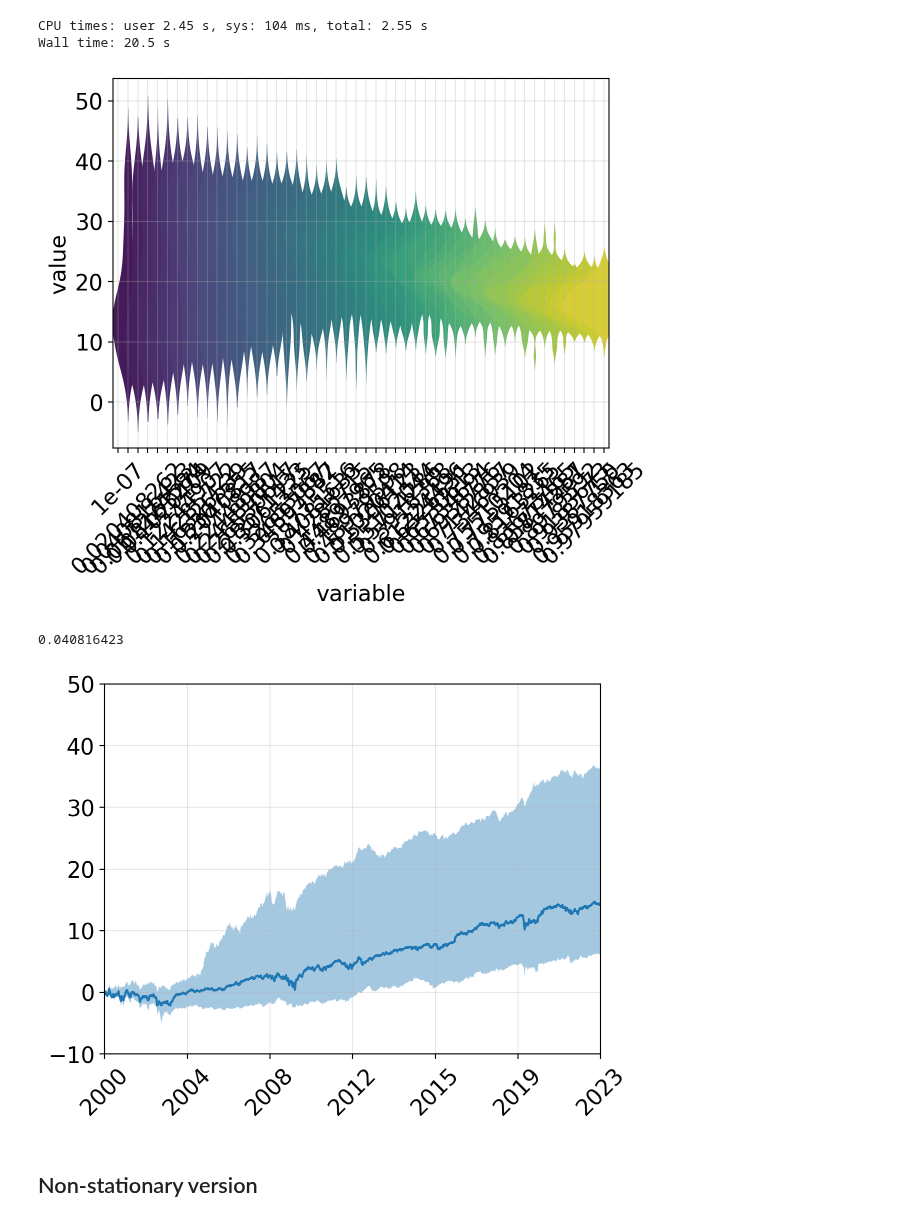
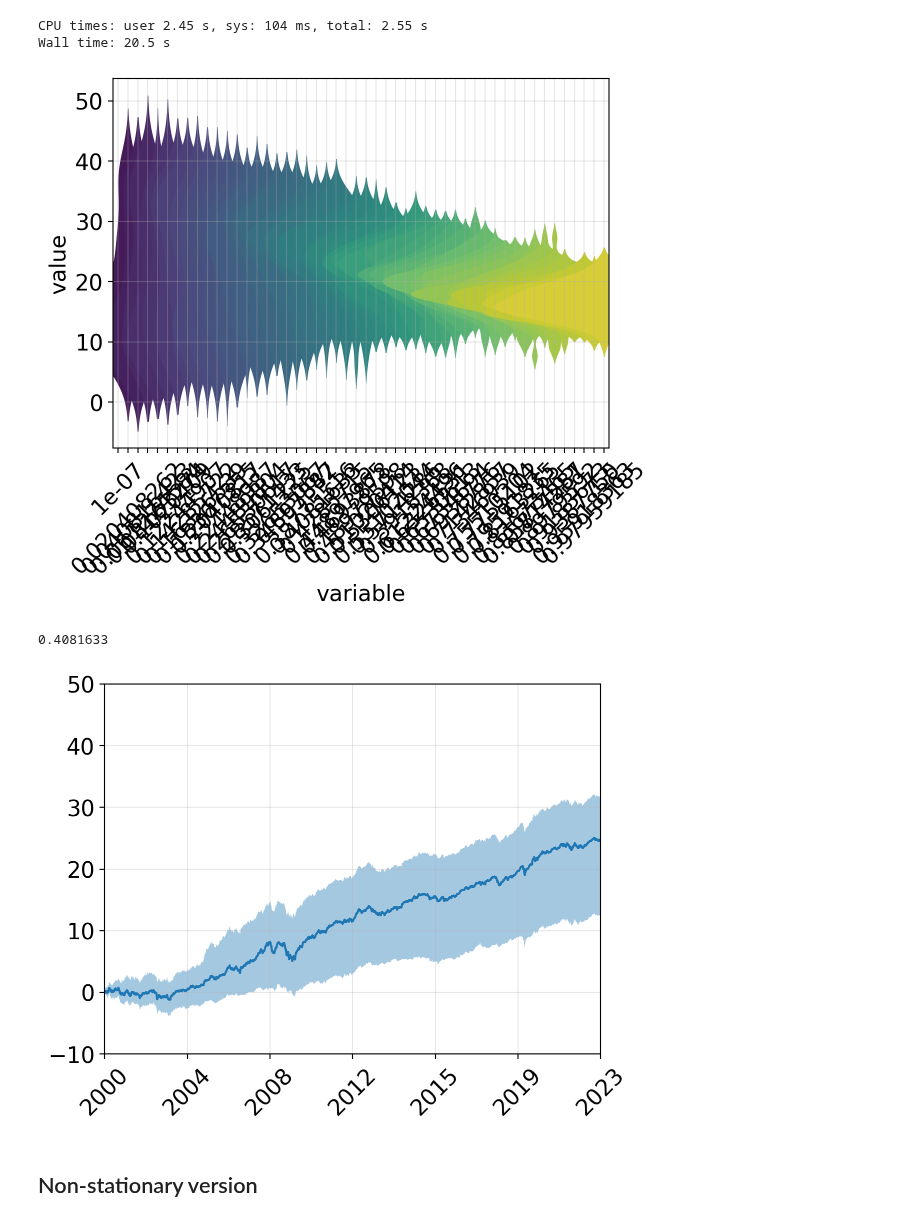
Before and after one commit to sapienzaio/online-ml-finance, a Jupyter notebook: 06-reinforcement-learning/epsilon-greedy-strategy.ipynb, the cells around one changed output. Cells and saved outputs as stored; diff of their text form; code cells hidden in the pictures.

```diff
--- a/06-reinforcement-learning/epsilon-greedy-strategy.ipynb
+++ b/06-reinforcement-learning/epsilon-greedy-strategy.ipynb
@@ -185,35 +185,35 @@ epsilon_greedy_final = pd.DataFrame(
     epsilon_greedy_final, columns=epsilon_values
 )
 # %%
-sns.violinplot(y="value", x="variable", data=epsilon_greedy_final.melt(), palette="viridis", linewidth=0, width=10)
+sns.violinplot(y="value", x="variable", data=epsilon_greedy_final.melt(), palette="viridis", linewidth=0, width=25)
 plt.grid(alpha=0.3)
 plt.xticks(rotation=45);
 # plt.savefig("stationary-bandit-mean.pdf")
 # %% [output]
-[figure, old version]
+[figure, new version]
 # %%
 n_steps, _ = returns.shape
 timesteps = np.arange(n_steps)
 # %%
-ix = 2
+ix = 20
 print(epsilon_values[ix])
 plt.plot(
     np.percentile(epsilon_greedy_cumsum[:, :, ix], 50, axis=0)
 )
 
 lbound = np.percentile(epsilon_greedy_cumsum[:, :, ix], 5, axis=0)
 ubound = np.percentile(epsilon_greedy_cumsum[:, :, ix], 95, axis=0)
 
 plt.ylim(-10, 50)
 plt.fill_between(timesteps, lbound, ubound, alpha=0.4)
 plt.grid(alpha=0.3)
 vals, _ = plt.xticks()
 ticks = vals / 6000 * 23 + 2000
 plt.xticks(vals, ticks.round().astype(int), rotation=45);
 plt.xlim(0, 6000);
 # %% [output]
-0.040816423
+0.4081633
-[figure, old version]
+[figure, new version]
 # %% [markdown]
 ## Non-stationary version
 # %%
```
Also changed, not shown: parts of 9 cells of this notebook.
